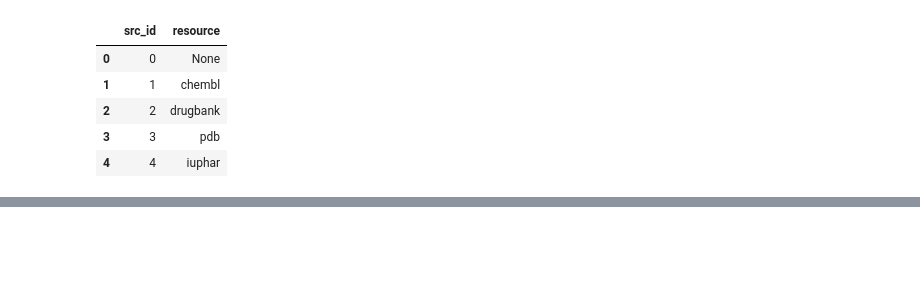
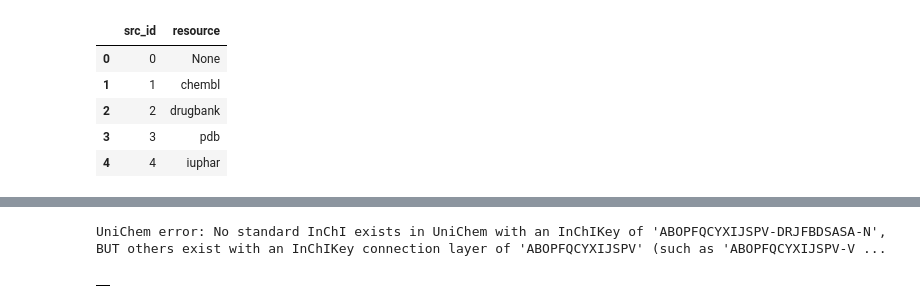
Before and after one commit to dhimmel/lincs, a Jupyter notebook: compounds.ipynb, the cells around one changed output, grey strips where cells are left out. Drawn from its saved outputs; the diff is of its cells as text; code cells hidden in the pictures; blank space fills up the shorter version.

Commit message:
Completed unichem query

```diff
--- a/compounds.ipynb
+++ b/compounds.ipynb
@@ -76,0 +118,5 @@ for i, series in pert_df.iterrows():
+# %%
+pandas.DataFrame(unichem.key_search('ABOPFQCYXIJSPV-DRJFBDSASA-N', C=4))
+# %% [output]
+UniChem error: No standard InChI exists in UniChem with an InChIKey of 'ABOPFQCYXIJSPV-DRJFBDSASA-N',  BUT others exist with an InChIKey connection layer of 'ABOPFQCYXIJSPV' (such as 'ABOPFQCYXIJSPV-V ...
+|  |
```
Also changed, not shown: parts of 7 cells of this notebook.
